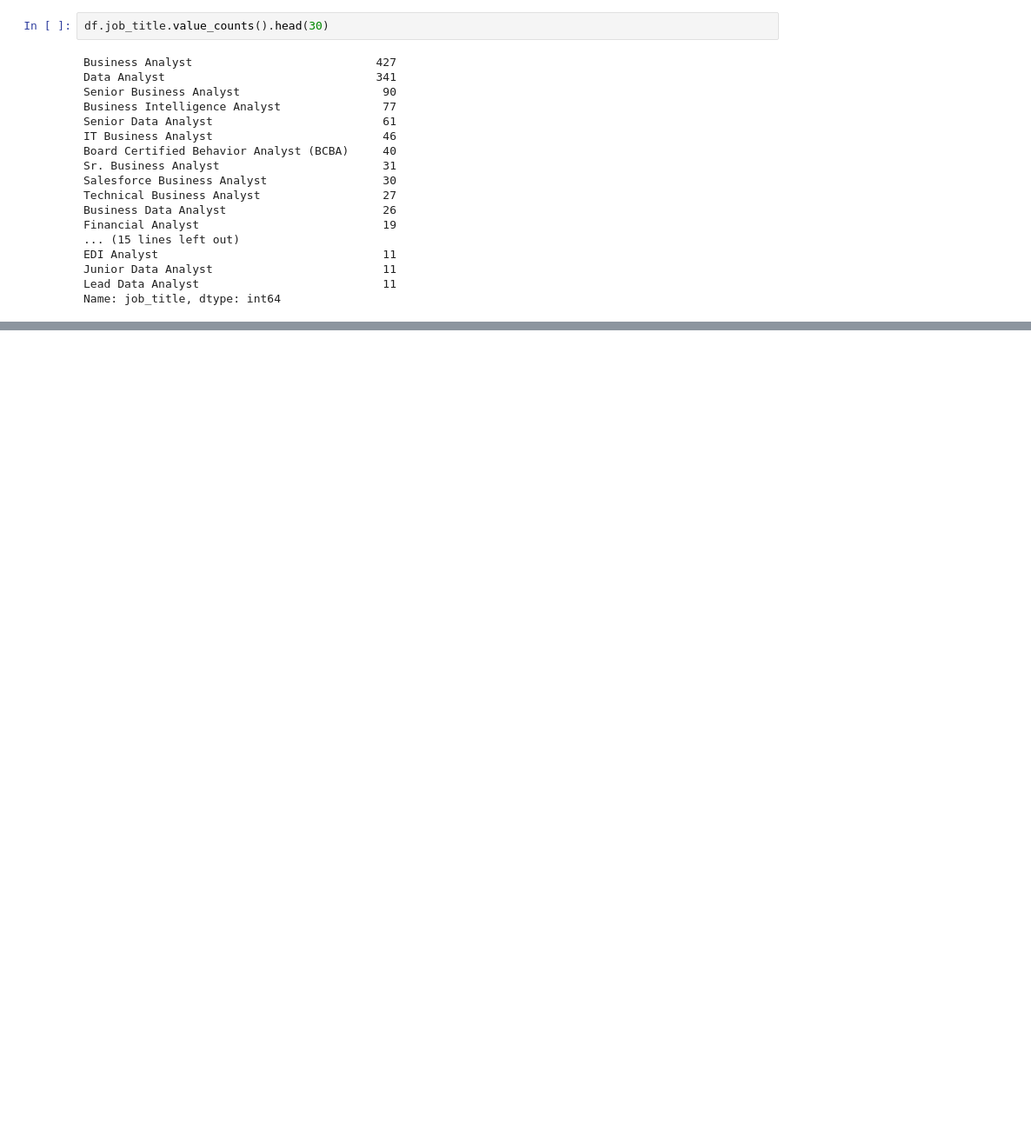
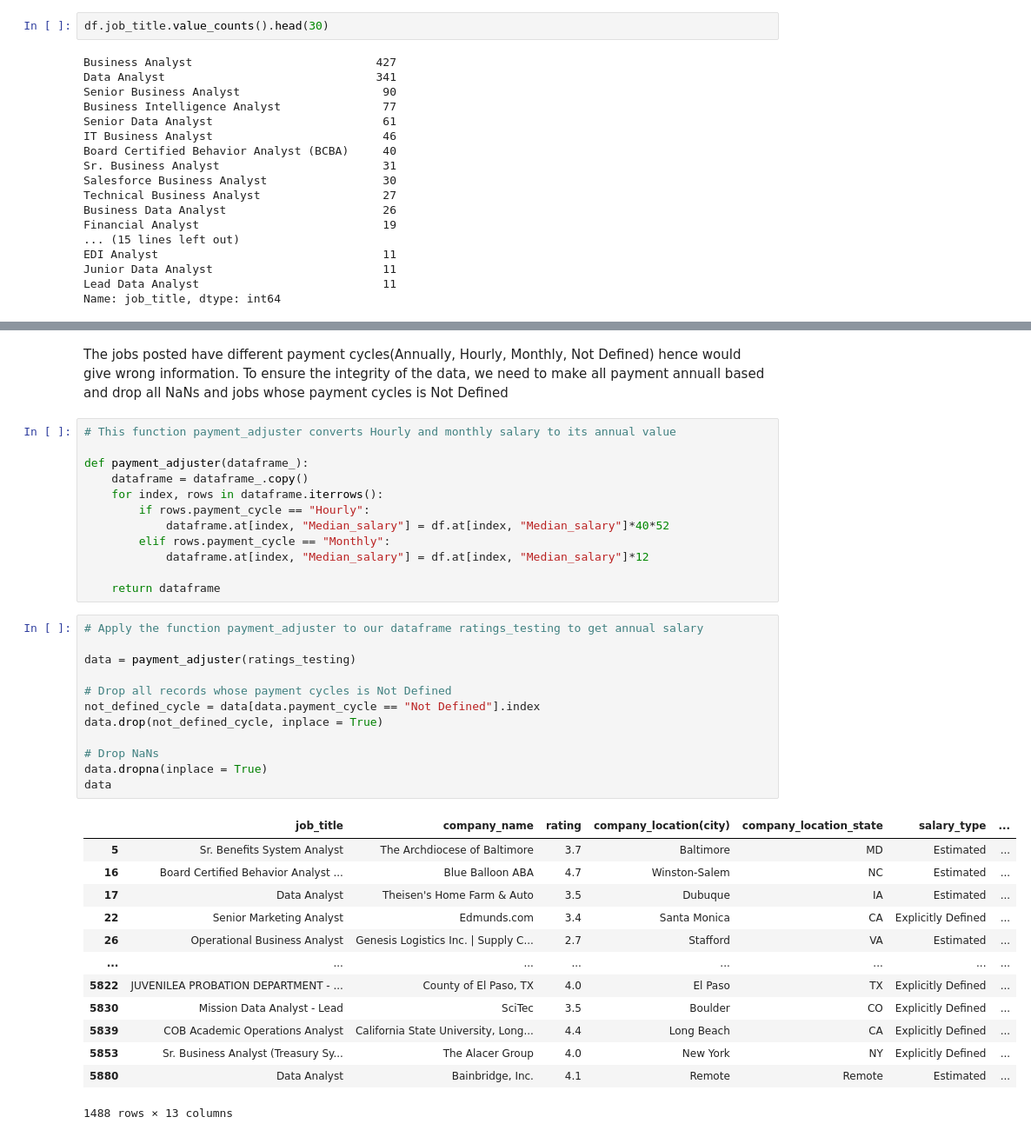
Before and after one commit to Derrick-Mulwa/SimplyHired-Job-Salary-Analysis, a Jupyter notebook: main.ipynb, the cells around one changed output, grey strips where cells are left out. Shown at 87% size. Cells and saved outputs as stored; diff of their text form; blank space fills up the shorter version.

```diff
--- a/main.ipynb
+++ b/main.ipynb
@@ -329,0 +370,40 @@ The dataframe looks good to start working on. Lets test the hypotheses
+# %% [markdown]
+The jobs posted have different payment cycles(Annually, Hourly, Monthly, Not Defined) hence would give wrong information. To ensure the integrity of the data, we need to make all payment annuall based and drop all NaNs and jobs whose payment cycles is Not Defined
+# %%
+# This function payment_adjuster converts Hourly and monthly salary to its annual value
+
+def payment_adjuster(dataframe_):
+    dataframe = dataframe_.copy()
+    for index, rows in dataframe.iterrows():
+        if rows.payment_cycle == "Hourly":
+            dataframe.at[index, "Median_salary"] = df.at[index, "Median_salary"]*40*52
+        elif rows.payment_cycle == "Monthly":
+            dataframe.at[index, "Median_salary"] = df.at[index, "Median_salary"]*12
+
+    return dataframe
+# %%
+# Apply the function payment_adjuster to our dataframe ratings_testing to get annual salary
+
+data = payment_adjuster(ratings_testing)
+
+# Drop all records whose payment cycles is Not Defined
+not_defined_cycle = data[data.payment_cycle == "Not Defined"].index
+data.drop(not_defined_cycle, inplace = True)
+
+# Drop NaNs
+data.dropna(inplace = True)
+data
+# %% [output]
+|  | job_title | company_name | rating | company_location(city) | company_location_state | salary_type | ... |
+| 5 | Sr. Benefits System Analyst | The Archdiocese of Baltimore | 3.7 | Baltimore | MD | Estimated | ... |
+| 16 | Board Certified Behavior Analyst ... | Blue Balloon ABA | 4.7 | Winston-Salem | NC | Estimated | ... |
+| 17 | Data Analyst | Theisen's Home Farm & Auto | 3.5 | Dubuque | IA | Estimated | ... |
+| 22 | Senior Marketing Analyst | Edmunds.com | 3.4 | Santa Monica | CA | Explicitly Defined | ... |
+| 26 | Operational Business Analyst | Genesis Logistics Inc. | Supply C... | 2.7 | Stafford | VA | Estimated | ... |
+| ... | ... | ... | ... | ... | ... | ... | ... |
+| 5822 | JUVENILEA PROBATION DEPARTMENT - ... | County of El Paso, TX | 4.0 | El Paso | TX | Explicitly Defined | ... |
+| 5830 | Mission Data Analyst - Lead | SciTec | 3.5 | Boulder | CO | Explicitly Defined | ... |
+| 5839 | COB Academic Operations Analyst | California State University, Long... | 4.4 | Long Beach | CA | Explicitly Defined | ... |
+| 5853 | Sr. Business Analyst (Treasury Sy... | The Alacer Group | 4.0 | New York | NY | Explicitly Defined | ... |
+| 5880 | Data Analyst | Bainbridge, Inc. | 4.1 | Remote | Remote | Estimated | ... |
+1488 rows × 13 columns
```
Also changed, not shown: parts of 29 cells of this notebook, 1 other file.
